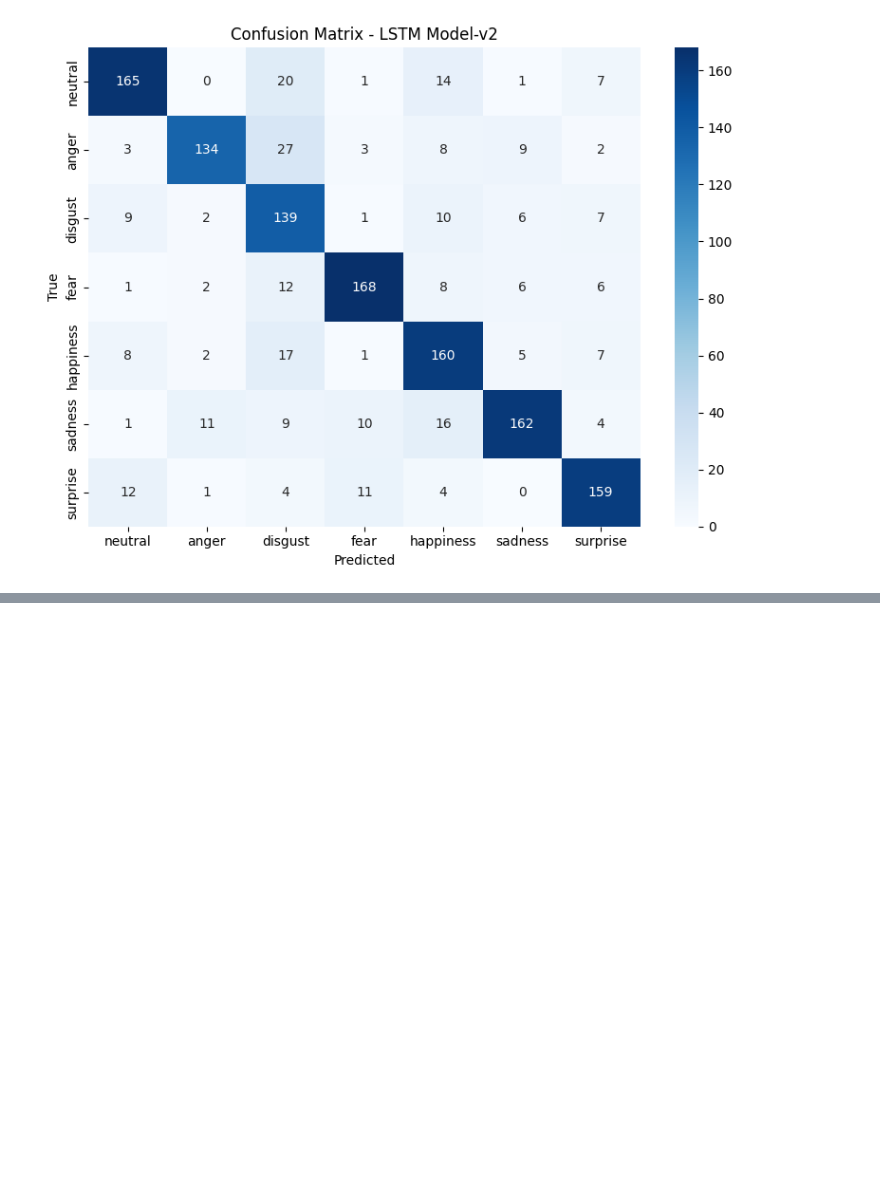
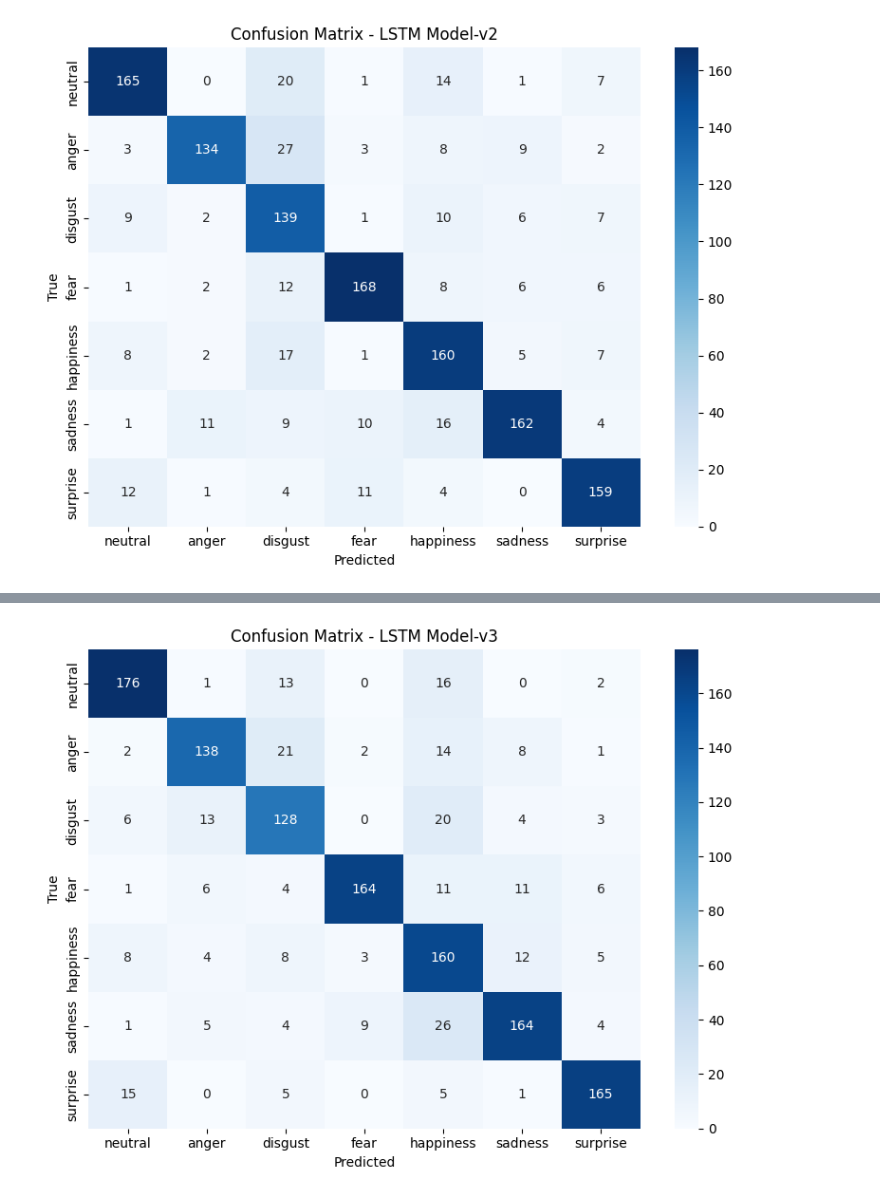
Before and after one commit to dafaqboomduck/nlp-project, a Jupyter notebook: Notebooks/Model-Iterations.ipynb, the cells around one changed output, grey strips where cells are left out. Drawn from its saved outputs; the diff is of its cells as text; code cells hidden in the pictures; blank space fills up the shorter version.

Commit message:
Add model iteration
This commit adds a new model iteration of the LSTM model

The model was saved for reproductible results

The model's performance was also logged in the model iteration log file

```diff
--- a/Notebooks/Model-Iterations.ipynb
+++ b/Notebooks/Model-Iterations.ipynb
@@ -418,6 +418,9 @@ X_test_features = np.hstack([
     np.stack(X_test["word2vec_embedding"].to_numpy()),
     np.stack(X_test["bert_embedding"].to_numpy())
 ])
+# %%
+bert_train = normalize(np.stack(X_train["bert_embedding"].to_numpy()))
+bert_test = normalize(np.stack(X_test["bert_embedding"].to_numpy()))
 # %%
 X_train_toks.shape, X_test_toks.shape
 # %% [output]
@@ -961,0 +928,5 @@ plt.show()
+# %%
+try:
+    model = load_model(r"keras-models\LSTM-v3.keras")
+except:
+    pass
@@ -961,0 +941,17 @@ plt.show()
+# %%
+# Step 1: Get predictions
+y_pred_probs = model.predict([X_test_toks, bert_test])
+
+# Step 2: Convert probabilities to class labels
+y_pred = np.argmax(y_pred_probs, axis=1)
+
+# Step 3: Convert y_test if it's one-hot encoded
+if y_test.ndim > 1 and y_test.shape[1] > 1:
+    y_true = np.argmax(y_test, axis=1)
+else:
+    y_true = y_test
+
+predictions["LSTM-v3"] = y_pred
+
+# Step 4: Generate classification report
+print(classification_report(y_true, y_pred, digits=3))
@@ -962,3 +973,20 @@ plt.show()
+# %%
+# Compute confusion matrix
+cm = confusion_matrix(y_true, y_pred)
+
+# Plot heatmap
+fig, ax = plt.subplots(figsize=(8, 6))
+sns.heatmap(cm, annot=True, fmt='d', cmap='Blues',
+            xticklabels=[EMOTION_MAP[i] for i in range(len(EMOTION_MAP))],
+            yticklabels=[EMOTION_MAP[i] for i in range(len(EMOTION_MAP))],
+            ax=ax)
+ax.set_xlabel('Predicted')
+ax.set_ylabel('True')
+ax.set_title('Confusion Matrix - LSTM Model-v3')
+plt.tight_layout()
+plt.show()
+# %% [output]
+[figure, added]
 # %%
 TRUE_KERAS = y_true
 KERAS_TEST = X_test
```
Also changed, not shown: parts of 23 cells of this notebook, 2 other files.
